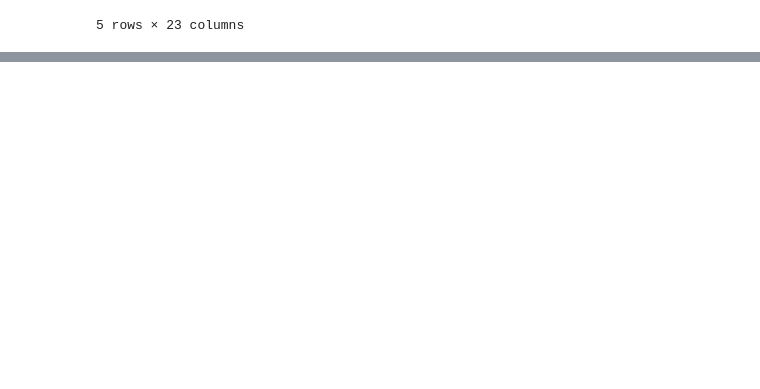
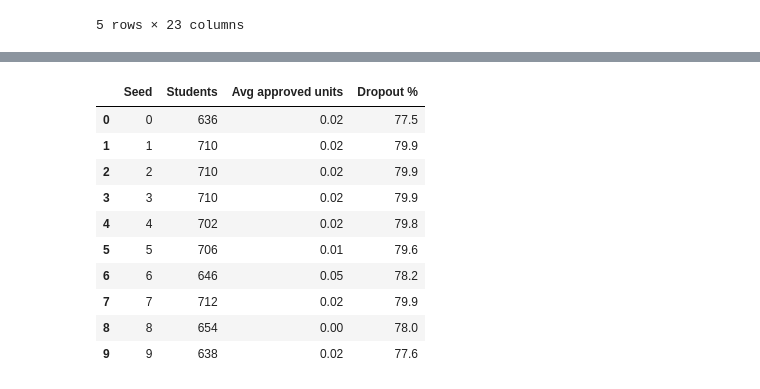
Before and after one commit to madeeha-noor/Student-Success-Early-Warning, a Jupyter notebook: notebooks/05_clustering.ipynb, the cells around one changed output, grey strips where cells are left out. Cells and saved outputs as stored; diff of their text form; code cells hidden in the pictures; blank space fills up the shorter version.

```diff
--- a/notebooks/05_clustering.ipynb
+++ b/notebooks/05_clustering.ipynb
@@ -300,3 +311,25 @@ files.download('cluster_model.joblib')
 [interactive output not drawn]
 [interactive output not drawn]
 [interactive output not drawn]
+# %%
+rows = []
+for s in range(10):
+    lab = KMeans(n_clusters=5, n_init=10, random_state=s).fit_predict(X_pca)
+    appr = X_cl['Curricular units 1st sem (approved)'].groupby(lab).mean()
+    c = appr.idxmin()
+    m = lab == c
+    rows.append((s, int(m.sum()), round(appr[c], 2),
+                 round((df['Target'].values[m] == 'Dropout').mean() * 100, 1)))
+pd.DataFrame(rows, columns=['Seed', 'Students', 'Avg approved units', 'Dropout %'])
+# %% [output]
+|  | Seed | Students | Avg approved units | Dropout % |
+| 0 | 0 | 636 | 0.02 | 77.5 |
+| 1 | 1 | 710 | 0.02 | 79.9 |
+| 2 | 2 | 710 | 0.02 | 79.9 |
+| 3 | 3 | 710 | 0.02 | 79.9 |
+| 4 | 4 | 702 | 0.02 | 79.8 |
+| 5 | 5 | 706 | 0.01 | 79.6 |
+| 6 | 6 | 646 | 0.05 | 78.2 |
+| 7 | 7 | 712 | 0.02 | 79.9 |
+| 8 | 8 | 654 | 0.00 | 78.0 |
+| 9 | 9 | 638 | 0.02 | 77.6 |
```
Also changed, not shown: parts of 4 cells of this notebook.
